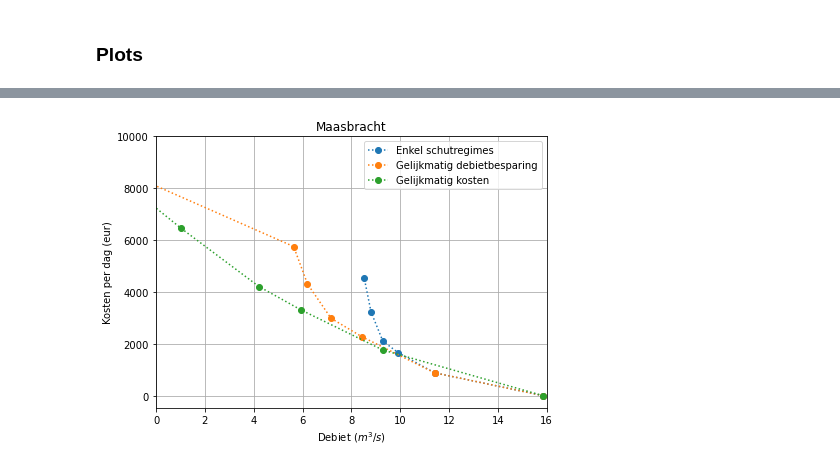
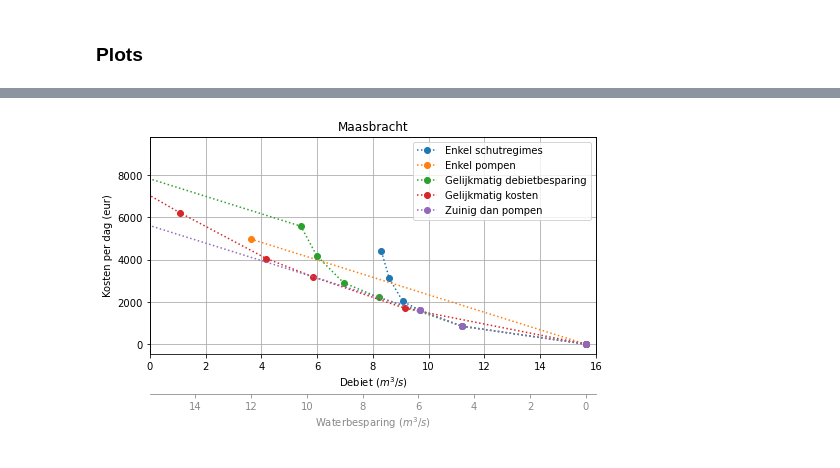
Before and after one commit to jurjendejong/pySIVAK, a Jupyter notebook: Ontwerp laagwaterbeleid.ipynb, the cells around one changed output, grey strips where cells are left out. Cells and saved outputs as stored; diff of their text form; code cells hidden in the pictures.

```diff
--- a/Ontwerp laagwaterbeleid.ipynb
+++ b/Ontwerp laagwaterbeleid.ipynb
@@ -215,16 +220,17 @@ laagwaterbeleid_schutregimes_equalpumps.append(new_scenario.name)
 # %%
 # Create scenario's with equal costs for pumps as ships
-besparing = scenarios.loc[scenarios_schutregimes, 'Toename kosten scheepvaart (eur)'] / (seconde_per_week * pompkosten_per_seconde)
+LWB['schutregime_equalcostspumps']  = [LWB['ref']]
 
-laagwaterbeleid_schutregimes_equalcostspumps = [scenarios_ref]
+besparing = scenarios.loc[LWB['regimes'], 'Toename kosten scheepvaart (eur)'] / (seconde_per_week * pompkosten_per_seconde)
+
 for s, Q in besparing.items():
     new_scenario = create_pomp_scenario(s, Q_pump=Q)
     scenarios = scenarios.append(new_scenario)
 
-    laagwaterbeleid_schutregimes_equalcostspumps.append(new_scenario.name)
+    LWB['schutregime_equalcostspumps'].append(new_scenario.name)
 # %%
 # Max pompen bij zuinig
-new_scenario = create_pomp_scenario(scenarios_zuinig[-1], Q_pump=max_pomp_inzet[lock])
+new_scenario = create_pomp_scenario(LWB['zuinig'][-1], Q_pump=max_pomp_inzet[lock])
 scenarios = scenarios.append(new_scenario)
 
-laagwaterbeleid_zuinig_maxpompen = [scenarios_ref] + scenarios_zuinig + [new_scenario.name]
+LWB['zuinig dan max pompen'] = [LWB['ref']] + LWB['zuinig'] + [new_scenario.name]
@@ -271,7 +237,15 @@ scenarios = scenarios.append(new_scenario)
+# %%
+# Pompen na hevelend
+scenarios_hevelend_waarbij_ook_pompen = [s for s in scenarios.index if 'H 100 100' in s]
+for s in scenarios_hevelend_waarbij_ook_pompen:
+    new_scenario = create_pomp_scenario(s, Q_pump=max_pomp_inzet[lock])
+    scenarios = scenarios.append(new_scenario)
 # %% [markdown]
 ### Stats
 # %%
 # Some more derived statistics
+scenarios['Totale gemiddelde passeertijd (min)'] = scenarios['Passage time average (min)'] + scenarios['Toename gemiddelde passeertijd (min) door hevelend']
+
 scenarios['Totale toename kosten scheepvaart (eur)'] = scenarios['Toename kosten scheepvaart (eur)'] + scenarios['Toename kosten scheepvaart (eur) door hevelend']
 scenarios['Totale toename kosten scheepvaart (eur) per dag'] = scenarios['Totale toename kosten scheepvaart (eur)'] / 7
 
@@ -345,34 +399,39 @@ plt.savefig(    outputdir / f'{lock}_Debiet_passeerkosten.svg', bbox_inches='tig
 # %%
 # plotdata.plot.scatter(x='Discharge average (m3/s)', y='Shipping costs (eur)', zorder=3)
 # plotdata.iloc[:-1].set_index('Totale debiet (m3/s)')['Totale kosten (eur)'].plot(ls=':', marker='o')
 # plotdata.iloc[[0, -1], :].set_index('Totale debiet (m3/s)')['Totale kosten (eur)'].plot(ls=':', marker='o')
-f, ax = plt.subplots(figsize=(7,5))
+f, ax = plt.subplots(figsize=(8,4))
 
-scenarios.loc[[scenarios_ref] + scenarios_schutregimes].plot(x='Totale debiet (m3/s)', y='Totale kosten (eur) per dag', ls=':', marker='o', ax=ax, label='Enkel schutregimes')
-# scenarios.loc[[scenarios_ref] + [scenarios_maxpompen]].plot(x='Totale debiet (m3/s)', y='Totale kosten (eur) per dag', ls=':', marker='o', ax=ax, label='Enkel pompen')
-scenarios.loc[laagwaterbeleid_schutregimes_equalpumps].plot(x='Totale debiet (m3/s)', y='Totale kosten (eur) per dag', ls=':', marker='o', ax=ax, label='Gelijkmatig debietbesparing')
-scenarios.loc[laagwaterbeleid_schutregimes_equalcostspumps].plot(x='Totale debiet (m3/s)', y='Totale kosten (eur) per dag', ls=':', marker='o', ax=ax, label='Gelijkmatig kosten')
-# scenarios.loc[laagwaterbeleid_zuinig_maxpompen].plot(x='Totale debiet (m3/s)', y='Totale kosten (eur) per dag', ls=':', marker='o', ax=ax, label='Zuinig dan pompen')
+scenarios.loc[[LWB['ref']] + LWB['regimes']].plot(x='Totale debiet (m3/s)', y='Totale kosten (eur) per dag', ls=':', marker='o', ax=ax, label='Enkel schutregimes')
+scenarios.loc[[LWB['ref']] + LWB['max pompen'] ].plot(x='Totale debiet (m3/s)', y='Totale kosten (eur) per dag', ls=':', marker='o', ax=ax, label='Enkel pompen')
+scenarios.loc[LWB['schutregime_equalpumps']].plot(x='Totale debiet (m3/s)', y='Totale kosten (eur) per dag', ls=':', marker='o', ax=ax, label='Gelijkmatig debietbesparing')
+scenarios.loc[LWB['schutregime_equalcostspumps']].plot(x='Totale debiet (m3/s)', y='Totale kosten (eur) per dag', ls=':', marker='o', ax=ax, label='Gelijkmatig kosten')
+scenarios.loc[LWB['zuinig dan max pompen']].plot(x='Totale debiet (m3/s)', y='Totale kosten (eur) per dag', ls=':', marker='o', ax=ax, label='Zuinig dan pompen')
 
-scenarios_zuinig_maxpompen
 # for i, r in plotdata.iterrows():
 #     plt.annotate(i, xy=(r['Totale debiet (m3/s)'], r['Totale kosten (eur)']), xytext=(10, 0), textcoords='offset points')
 
 
 
 plt.xlim(0, 16)
 # plt.ylim(0, 10e3)
 plt.xlabel('Debiet ($m^3/s$)')
 plt.ylabel('Kosten per dag (eur)')
 plt.grid(c='#AAA')
 plt.title(lock)
 
-# plt.yticks(locs, map(lambda x: "%.1f" % x, plt.gca().get_yticks()/1e6))
+
+ref = scenarios.loc[[LWB['ref']]]
+x2_ticks = np.arange(0, ref['Totale debiet (m3/s)'][0], 2)
+x1_ticks = ref['Totale debiet (m3/s)'][0] - x2_ticks
+x2_labels = [f'{s:.0f}' for s in x2_ticks]
+addSecond_x_axes(x1_ticks, x2_labels, ax2_label='Waterbesparing ($m^3/s$)')
+
 plt.savefig(    outputdir / f'{lock}_Laagwaterbeleid_scenarios.png', bbox_inches='tight', dpi=150)
 plt.savefig(    outputdir / f'{lock}_Laagwaterbeleid_scenarios.svg', bbox_inches='tight')
 # plotdata.to_csv(outputdir / f'{lock}_Debiet_passeertijd.csv')
 # %% [output]
-[figure, old version]
+[figure, new version]
 # %%
 scenarios.to_csv(outputdir / f'{lock}_Laagwaterbeleid_scenarios.csv')
 # %%
```
Also changed, not shown: parts of 31 cells of this notebook, 1 other file.
